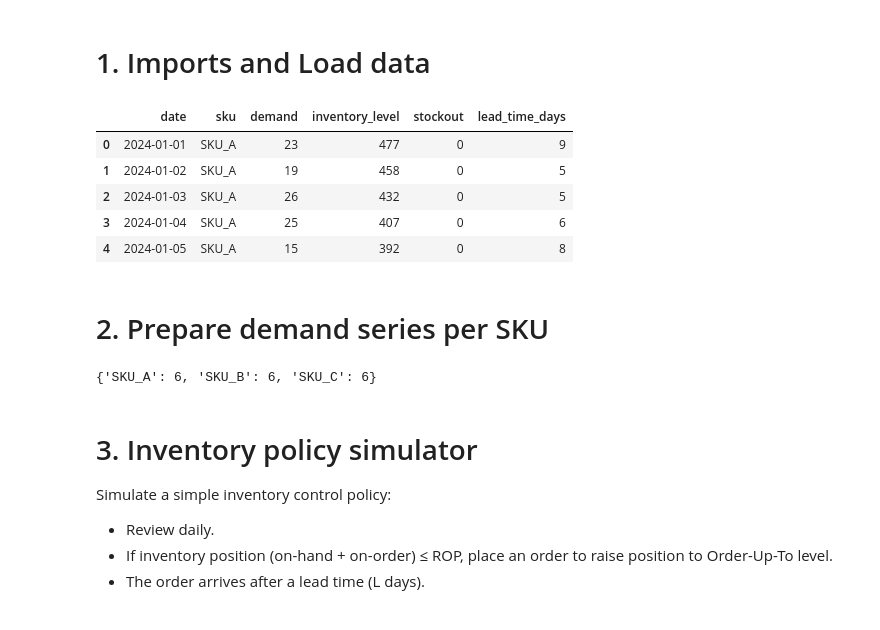
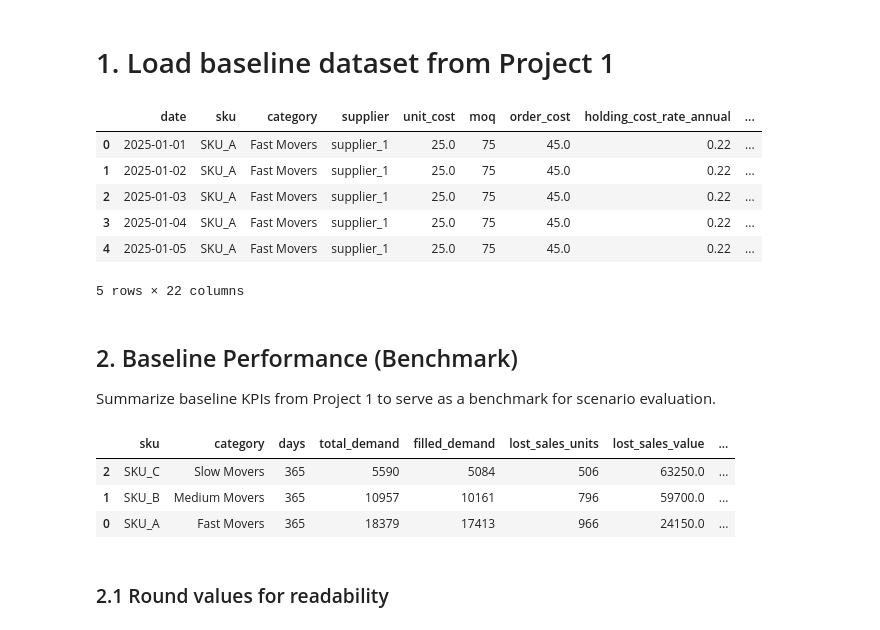
Before and after one commit to junijun/data-analytics-portfolio, a Jupyter notebook: InventoryOptimization/notebooks/inventory_optimization_scenarios.ipynb, the cells around one changed output. Cells and saved outputs as stored; diff of their text form; code cells hidden in the pictures.

```diff
--- a/InventoryOptimization/notebooks/inventory_optimization_scenarios.ipynb
+++ b/InventoryOptimization/notebooks/inventory_optimization_scenarios.ipynb
@@ -6,47 +11,56 @@ service performance (stockouts) against inventory levels (holding cost proxy).
 # %% [markdown]
-# 1. Imports and Load data
+# 1. Load baseline dataset from Project 1
 # %%
 import pandas as pd
-import numpy as np
-import matplotlib.pyplot as plt
 
-%matplotlib inline
+df = pd.read_csv("../data/inventory_data_2025.csv")
 
-df = pd.read_csv("../data/inventory_data.csv")
+# Ensure date is datetime
 df["date"] = pd.to_datetime(df["date"])
+
+# Ensure value-based columns exist (if baseline file doesn't include them)
+if "lost_sales_value" not in df.columns:
+    df["lost_sales_value"] = df["lost_sales"] * df["unit_cost"]
+
+if "inventory_value" not in df.columns:
+    df["inventory_value"] = df["inventory_level"] * df["unit_cost"]
+
+
 df.head()
 # %% [output]
-|  | date | sku | demand | inventory_level | stockout | lead_time_days |
-| 0 | 2024-01-01 | SKU_A | 23 | 477 | 0 | 9 |
-| 1 | 2024-01-02 | SKU_A | 19 | 458 | 0 | 5 |
-| 2 | 2024-01-03 | SKU_A | 26 | 432 | 0 | 5 |
-| 3 | 2024-01-04 | SKU_A | 25 | 407 | 0 | 6 |
-| 4 | 2024-01-05 | SKU_A | 15 | 392 | 0 | 8 |
+|  | date | sku | category | supplier | unit_cost | moq | order_cost | holding_cost_rate_annual | ... |
+| 0 | 2025-01-01 | SKU_A | Fast Movers | supplier_1 | 25.0 | 75 | 45.0 | 0.22 | ... |
+| 1 | 2025-01-02 | SKU_A | Fast Movers | supplier_1 | 25.0 | 75 | 45.0 | 0.22 | ... |
+| 2 | 2025-01-03 | SKU_A | Fast Movers | supplier_1 | 25.0 | 75 | 45.0 | 0.22 | ... |
+| 3 | 2025-01-04 | SKU_A | Fast Movers | supplier_1 | 25.0 | 75 | 45.0 | 0.22 | ... |
+| 4 | 2025-01-05 | SKU_A | Fast Movers | supplier_1 | 25.0 | 75 | 45.0 | 0.22 | ... |
+5 rows × 22 columns
 # %% [markdown]
-# 2. Prepare demand series per SKU
+## 2. Baseline Performance (Benchmark)
+
+Summarize baseline KPIs from Project 1 to serve as a benchmark for scenario evaluation.
 # %%
-skus = df["sku"].unique().tolist()
+baseline_kpi = df.groupby(["sku", "category"]).agg(
+    days=("date", "nunique"),
+    total_demand=("demand", "sum"),
+    filled_demand=("filled_demand", "sum"),
+    lost_sales_units=("lost_sales", "sum"),
+    lost_sales_value=("lost_sales_value", "sum"),
+    stockout_days=("stockout", "sum"),
+    avg_inventory=("inventory_level", "mean"),
+    avg_inventory_value=("inventory_value", "mean"),
+).reset_index()
 
-# Use daily demand per SKU sorted by date
-demand_by_sku = {
-    sku: df[df["sku"] == sku].sort_values("date")["demand"].to_numpy()
-    for sku in skus
-}
+baseline_kpi["fill_rate"] = baseline_kpi["filled_demand"] / baseline_kpi["total_demand"]
+baseline_kpi["stockout_rate"] = baseline_kpi["stockout_days"] / baseline_kpi["days"]
 
-# Use a single lead time per SKU (average lead time from dataset)
-lead_time_by_sku = {
-    sku: int(round(df[df["sku"] == sku]["lead_time_days"].mean()))
-    for sku in skus
-}
-
-lead_time_by_sku
+baseline_kpi = baseline_kpi.sort_values("lost_sales_value", ascending=False)
+baseline_kpi
 # %% [output]
-{'SKU_A': 6, 'SKU_B': 6, 'SKU_C': 6}
+|  | sku | category | days | total_demand | filled_demand | lost_sales_units | lost_sales_value | ... |
+| 2 | SKU_C | Slow Movers | 365 | 5590 | 5084 | 506 | 63250.0 | ... |
+| 1 | SKU_B | Medium Movers | 365 | 10957 | 10161 | 796 | 59700.0 | ... |
+| 0 | SKU_A | Fast Movers | 365 | 18379 | 17413 | 966 | 24150.0 | ... |
 # %% [markdown]
-# 3. Inventory policy simulator
-
-Simulate a simple inventory control policy:
-- Review daily.
-- If inventory position (on-hand + on-order) ≤ ROP, place an order to raise position to Order-Up-To level.
-- The order arrives after a lead time (L days).
+### 2.1 Round values for readability
 # %%
```
Also changed, not shown: parts of 35 cells of this notebook, 3 other files.
